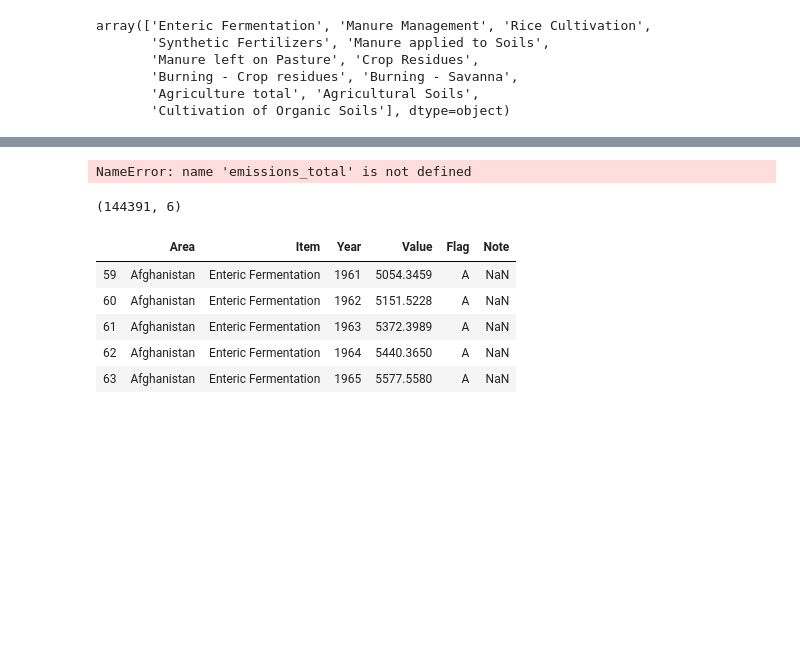
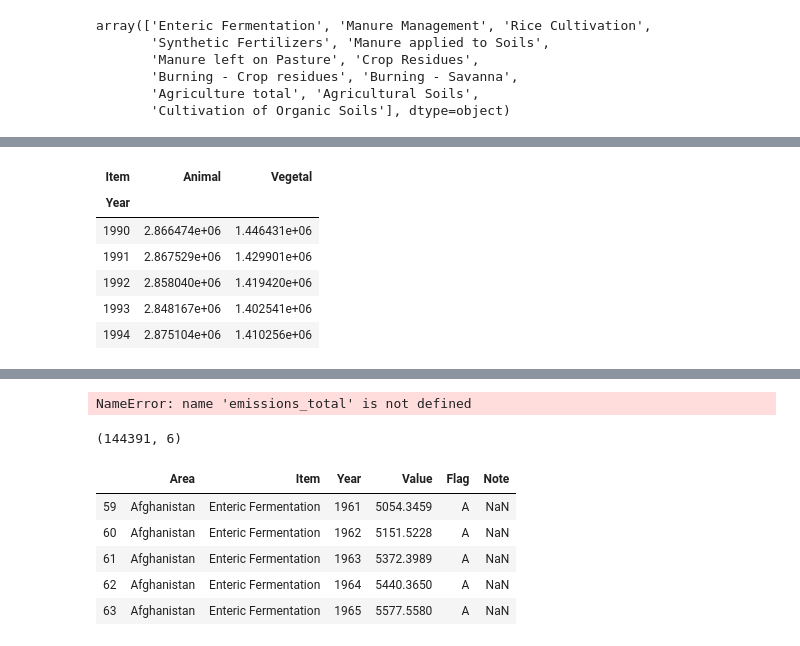
Before and after one commit to Lambo97/ADAProject, a Jupyter notebook: src/Milestone2.ipynb, the cells around one changed output, grey strips where cells are left out. Drawn from its saved outputs; the diff is of its cells as text; code cells hidden in the pictures; blank space fills up the shorter version.

```diff
--- a/src/Milestone2.ipynb
+++ b/src/Milestone2.ipynb
@@ -188,0 +153,13 @@ plt.show()
+# %%
+emissions_world['Animal'] = emissions_world[animal_emissions].sum(axis=1)
+emissions_world['Vegetal'] = emissions_world[vegetal_emissions].sum(axis=1)
+emissions_world = emissions_world[['Animal', 'Vegetal']]
+emissions_world.head()
+# %% [output]
+| Item | Animal | Vegetal |
+| Year |  |  |
+| 1990 | 2.866474e+06 | 1.446431e+06 |
+| 1991 | 2.867529e+06 | 1.429901e+06 |
+| 1992 | 2.858040e+06 | 1.419420e+06 |
+| 1993 | 2.848167e+06 | 1.402541e+06 |
+| 1994 | 2.875104e+06 | 1.410256e+06 |
```
Also changed, not shown: parts of 22 cells of this notebook.
